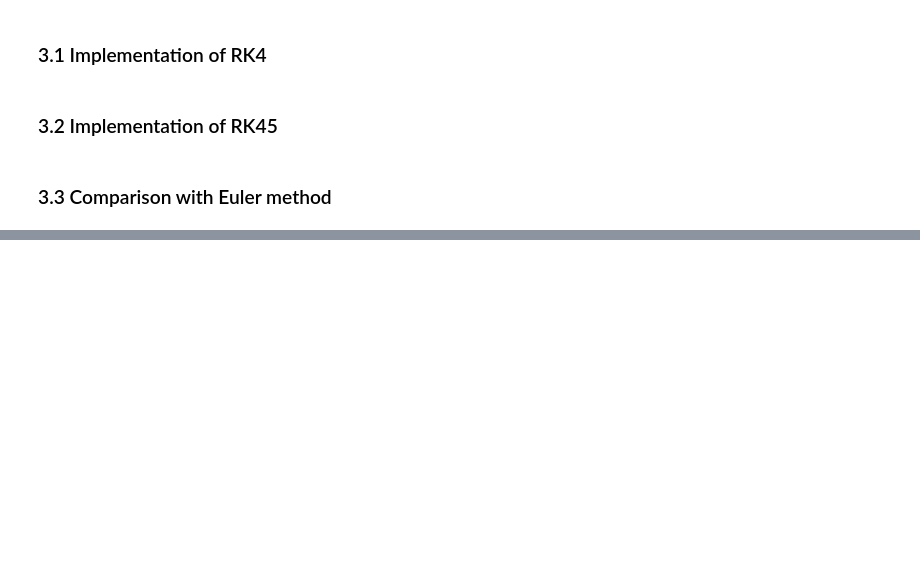
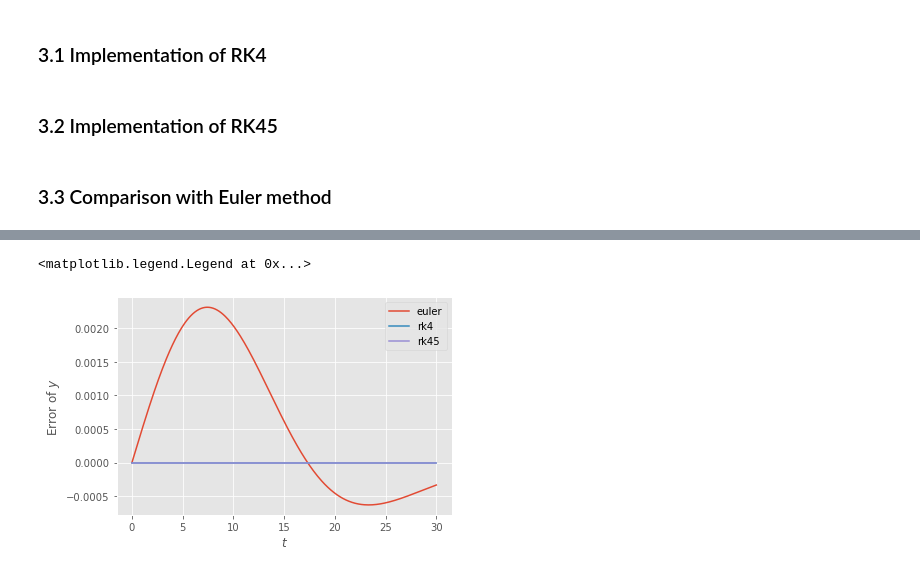
Before and after one commit to sandyherho/physComp, a Jupyter notebook: 05_diffEq/01.ipynb, the cells around one changed output, grey strips where cells are left out. Cells and saved outputs as stored; diff of their text form; code cells hidden in the pictures; blank space fills up the shorter version.

```diff
--- a/05_diffEq/01.ipynb
+++ b/05_diffEq/01.ipynb
@@ -621,0 +705,11 @@ Derivation is difficult: https://en.wikipedia.org/wiki/Runge%E2%80%93Kutta_metho
+# %%
+plt.plot(solution_euler[0], solution_euler[1] - test_y, label='euler')
+plt.plot(solution_rk4[0], solution_rk4[1] - test_y, label='rk4')
+plt.plot(solution_rk45[0], solution_rk45[1] - test_y, label='rk45')
+
+plt.xlabel('$t$')
+plt.ylabel('Error of $y$')
+plt.legend()
+# %% [output]
+<matplotlib.legend.Legend at 0x...>
+[figure, added]
```
Also changed, not shown: parts of 14 cells of this notebook.
